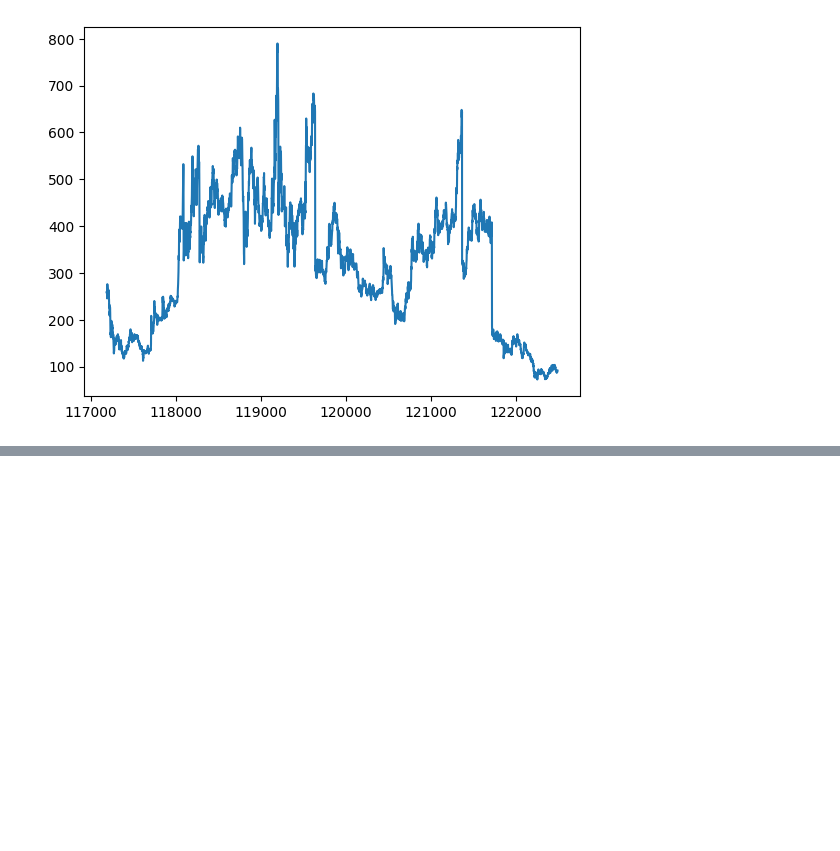
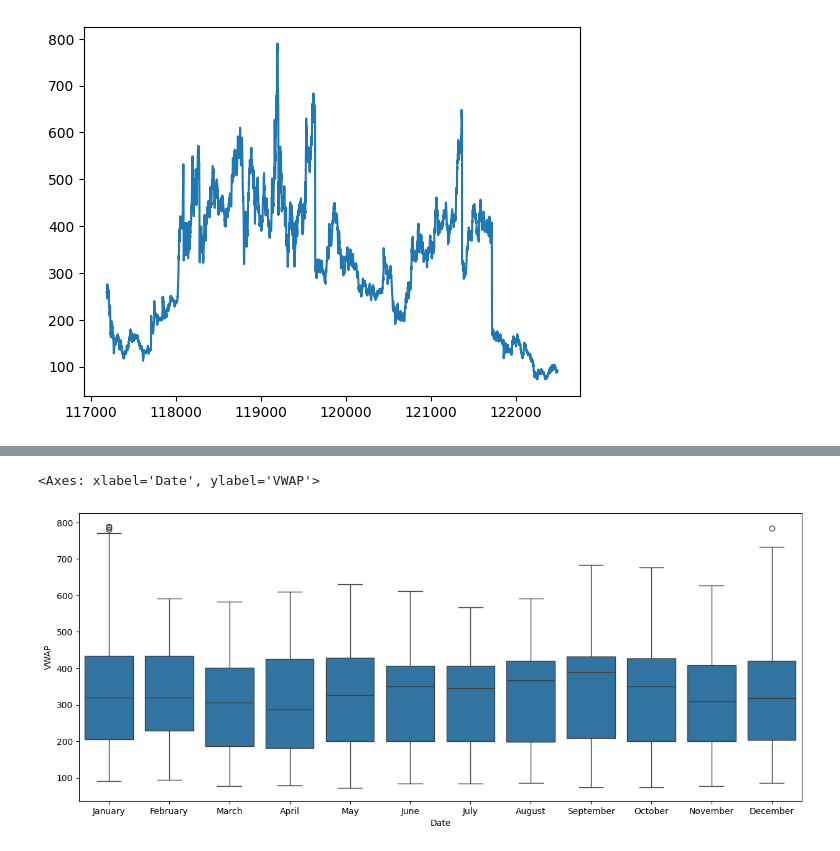
Before and after one commit to KOWSALYAAARU/test_app, a Jupyter notebook: Case_study_2.ipynb, the cells around one changed output, grey strips where cells are left out. Cells and saved outputs as stored; diff of their text form; code cells hidden in the pictures; blank space fills up the shorter version.

```diff
--- a/Case_study_2.ipynb
+++ b/Case_study_2.ipynb
@@ -217,0 +236,8 @@ df1['VWAP'].plot()
+# %%
+df_f = df1.set_index(df1['Date'])
+# %%
+plt.figure(figsize = (15,6))
+sns.boxplot(x = df_f.index.month_name(),y = df_f['VWAP'])
+# %% [output]
+<Axes: xlabel='Date', ylabel='VWAP'>
+[figure, added]
```
Also changed, not shown: parts of 6 cells of this notebook.
